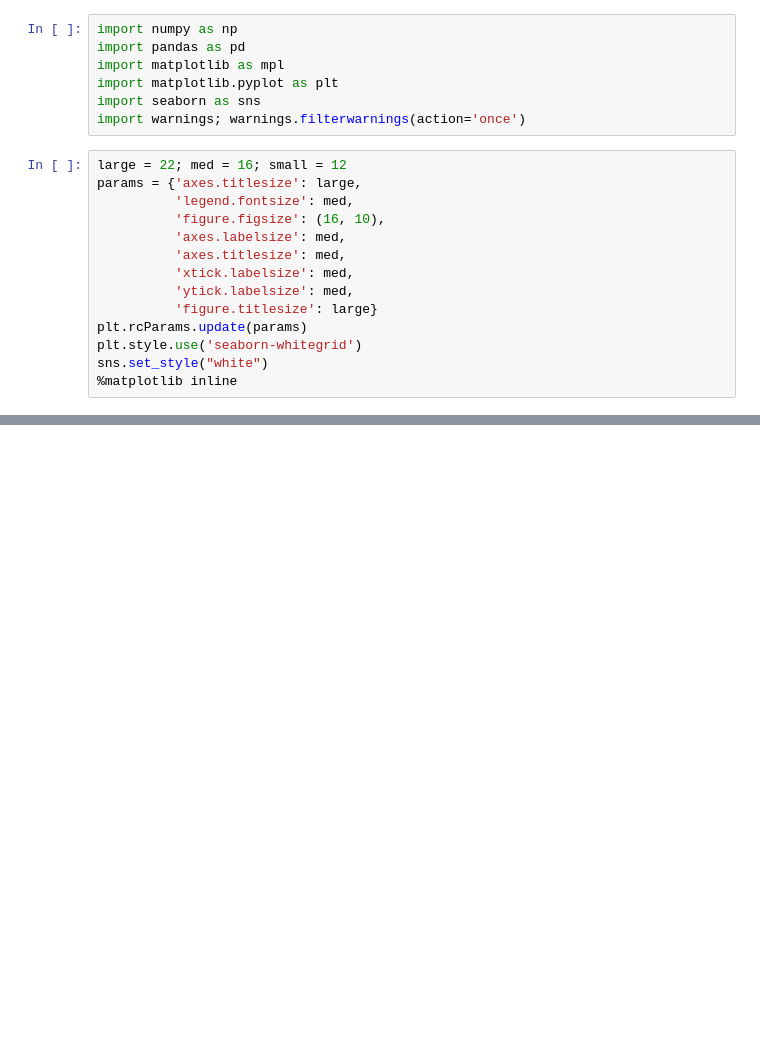
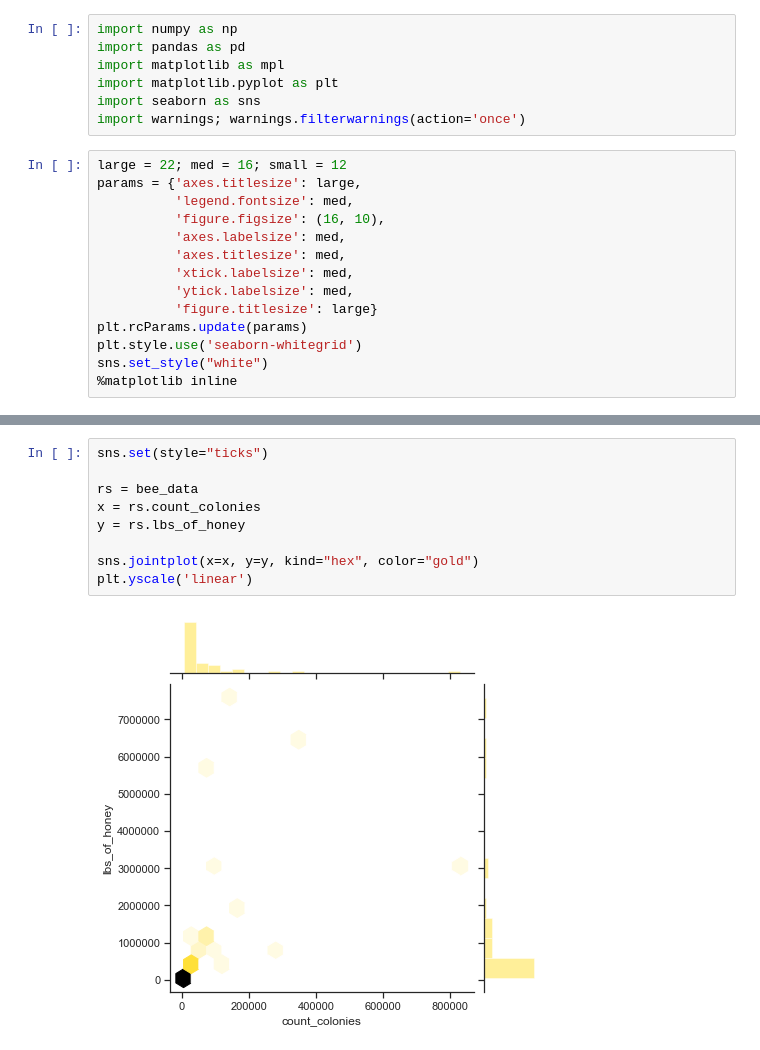
Before and after one commit to gamem001/bees_machine_learning, a Jupyter notebook: machine_learning/plots_testing_correlation.ipynb, the cells around one changed output, grey strips where cells are left out. Saved outputs shown, nothing was run; the diff lists cells and outputs as text; blank space fills up the shorter version.

```diff
--- a/machine_learning/plots_testing_correlation.ipynb
+++ b/machine_learning/plots_testing_correlation.ipynb
@@ -38,0 +77,11 @@ plt.show()
+# %%
+sns.set(style="ticks")
+
+rs = bee_data
+x = rs.count_colonies
+y = rs.lbs_of_honey
+
+sns.jointplot(x=x, y=y, kind="hex", color="gold")
+plt.yscale('linear')
+# %% [output]
+[figure, added]
```
Also changed, not shown: parts of 13 cells of this notebook, 19 other files.
